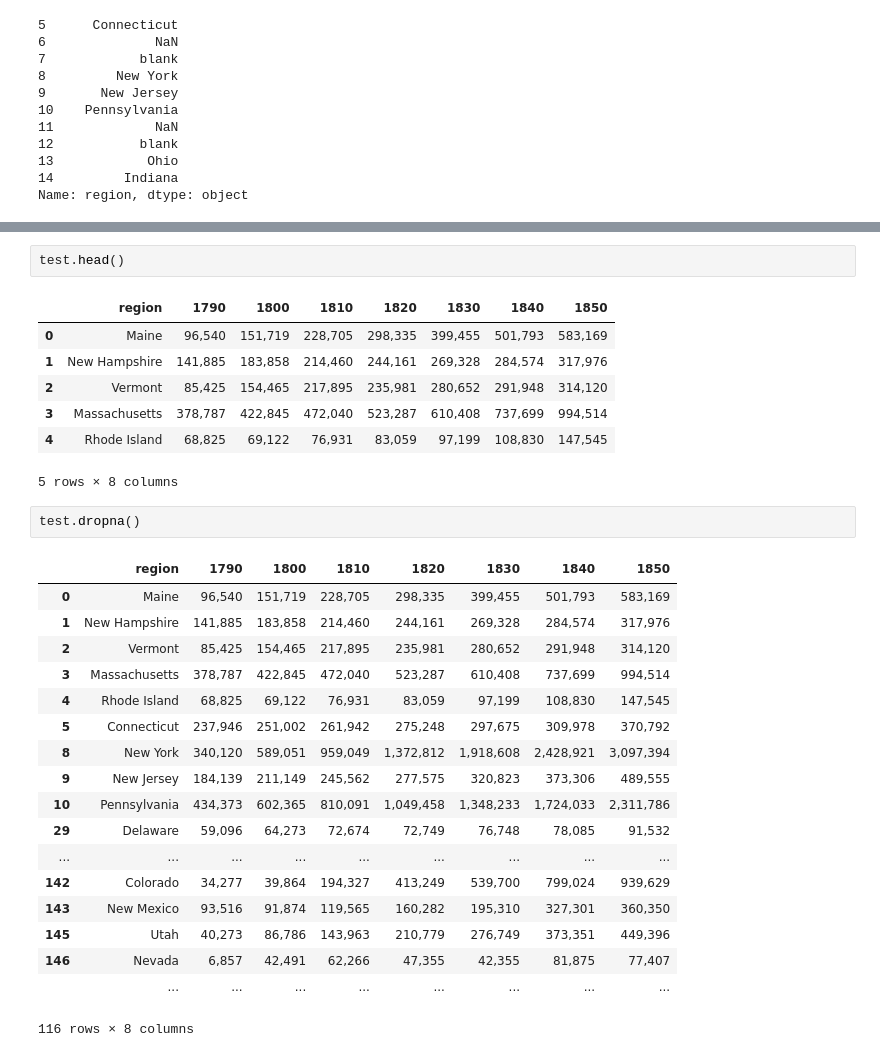
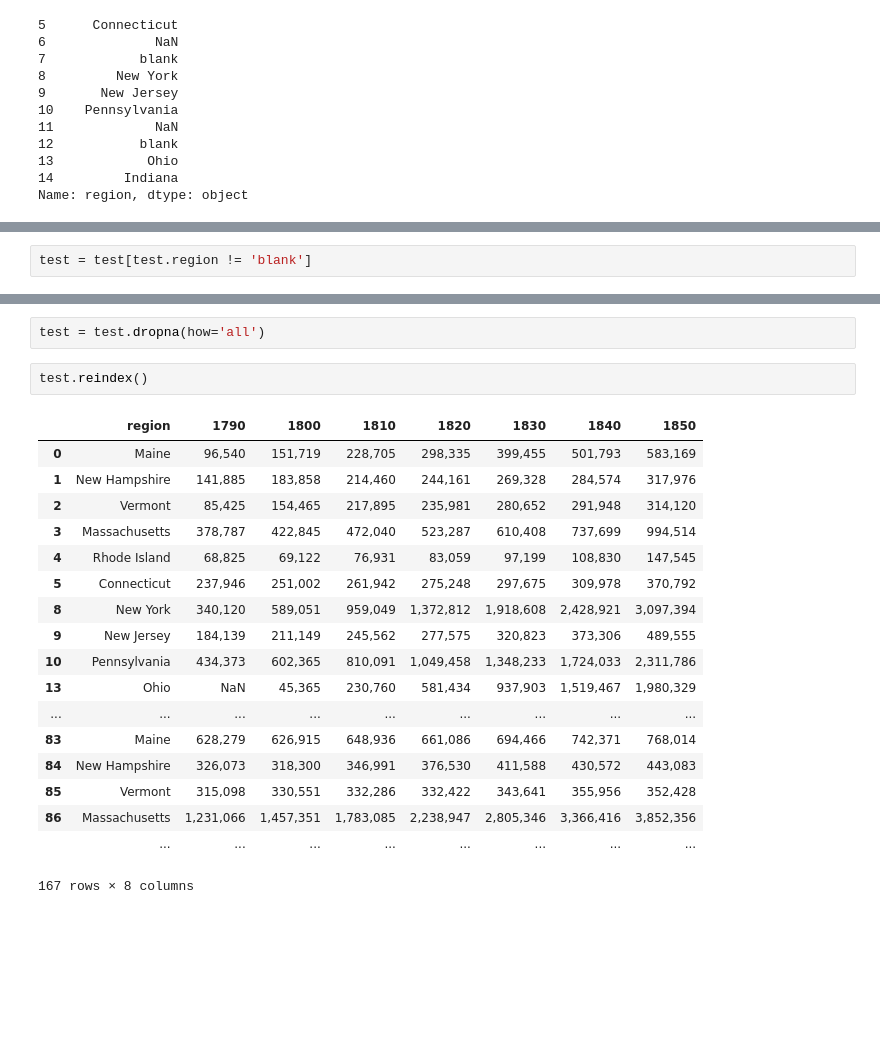
Before and after one commit to szeitlin/PopViz, a Jupyter notebook: parse_raw_populations.ipynb, the cells around one changed output, grey strips where cells are left out. Drawn from its saved outputs; the diff is of its cells as text; blank space fills up the shorter version.

Commit message:
removed blank lines and reindexed

```diff
--- a/parse_raw_populations.ipynb
+++ b/parse_raw_populations.ipynb
@@ -72,0 +93,2 @@ Name: region, dtype: object
+# %%
+test = test[test.region != 'blank']
@@ -73,31 +110,23 @@ Name: region, dtype: object
+# %%
+test = test.dropna(how='all')
 # %%
-test.head()
+test.reindex()
 # %% [output]
 |  | region | 1790 | 1800 | 1810 | 1820 | 1830 | 1840 | 1850 |
 | 0 | Maine | 96,540 | 151,719 | 228,705 | 298,335 | 399,455 | 501,793 | 583,169 |
 | 1 | New Hampshire | 141,885 | 183,858 | 214,460 | 244,161 | 269,328 | 284,574 | 317,976 |
 | 2 | Vermont | 85,425 | 154,465 | 217,895 | 235,981 | 280,652 | 291,948 | 314,120 |
 | 3 | Massachusetts | 378,787 | 422,845 | 472,040 | 523,287 | 610,408 | 737,699 | 994,514 |
 | 4 | Rhode Island | 68,825 | 69,122 | 76,931 | 83,059 | 97,199 | 108,830 | 147,545 |
+| 5 | Connecticut | 237,946 | 251,002 | 261,942 | 275,248 | 297,675 | 309,978 | 370,792 |
+| 8 | New York | 340,120 | 589,051 | 959,049 | 1,372,812 | 1,918,608 | 2,428,921 | 3,097,394 |
+| 9 | New Jersey | 184,139 | 211,149 | 245,562 | 277,575 | 320,823 | 373,306 | 489,555 |
+| 10 | Pennsylvania | 434,373 | 602,365 | 810,091 | 1,049,458 | 1,348,233 | 1,724,033 | 2,311,786 |
+| 13 | Ohio | NaN | 45,365 | 230,760 | 581,434 | 937,903 | 1,519,467 | 1,980,329 |
+| ... | ... | ... | ... | ... | ... | ... | ... | ... |
+| 83 | Maine | 628,279 | 626,915 | 648,936 | 661,086 | 694,466 | 742,371 | 768,014 |
+| 84 | New Hampshire | 326,073 | 318,300 | 346,991 | 376,530 | 411,588 | 430,572 | 443,083 |
+| 85 | Vermont | 315,098 | 330,551 | 332,286 | 332,422 | 343,641 | 355,956 | 352,428 |
+| 86 | Massachusetts | 1,231,066 | 1,457,351 | 1,783,085 | 2,238,947 | 2,805,346 | 3,366,416 | 3,852,356 |
+|  | ... | ... | ... | ... | ... | ... | ... | ... |
-5 rows × 8 columns
+167 rows × 8 columns
-# %%
-test.dropna()
-# %% [output]
-|  | region | 1790 | 1800 | 1810 | 1820 | 1830 | 1840 | 1850 |
-| 0 | Maine | 96,540 | 151,719 | 228,705 | 298,335 | 399,455 | 501,793 | 583,169 |
-| 1 | New Hampshire | 141,885 | 183,858 | 214,460 | 244,161 | 269,328 | 284,574 | 317,976 |
-| 2 | Vermont | 85,425 | 154,465 | 217,895 | 235,981 | 280,652 | 291,948 | 314,120 |
-| 3 | Massachusetts | 378,787 | 422,845 | 472,040 | 523,287 | 610,408 | 737,699 | 994,514 |
-| 4 | Rhode Island | 68,825 | 69,122 | 76,931 | 83,059 | 97,199 | 108,830 | 147,545 |
-| 5 | Connecticut | 237,946 | 251,002 | 261,942 | 275,248 | 297,675 | 309,978 | 370,792 |
-| 8 | New York | 340,120 | 589,051 | 959,049 | 1,372,812 | 1,918,608 | 2,428,921 | 3,097,394 |
-| 9 | New Jersey | 184,139 | 211,149 | 245,562 | 277,575 | 320,823 | 373,306 | 489,555 |
-| 10 | Pennsylvania | 434,373 | 602,365 | 810,091 | 1,049,458 | 1,348,233 | 1,724,033 | 2,311,786 |
-| 29 | Delaware | 59,096 | 64,273 | 72,674 | 72,749 | 76,748 | 78,085 | 91,532 |
-| ... | ... | ... | ... | ... | ... | ... | ... | ... |
-| 142 | Colorado | 34,277 | 39,864 | 194,327 | 413,249 | 539,700 | 799,024 | 939,629 |
-| 143 | New Mexico | 93,516 | 91,874 | 119,565 | 160,282 | 195,310 | 327,301 | 360,350 |
-| 145 | Utah | 40,273 | 86,786 | 143,963 | 210,779 | 276,749 | 373,351 | 449,396 |
-| 146 | Nevada | 6,857 | 42,491 | 62,266 | 47,355 | 42,355 | 81,875 | 77,407 |
-|  | ... | ... | ... | ... | ... | ... | ... | ... |
-116 rows × 8 columns
```
Also changed, not shown: parts of 5 cells of this notebook.
